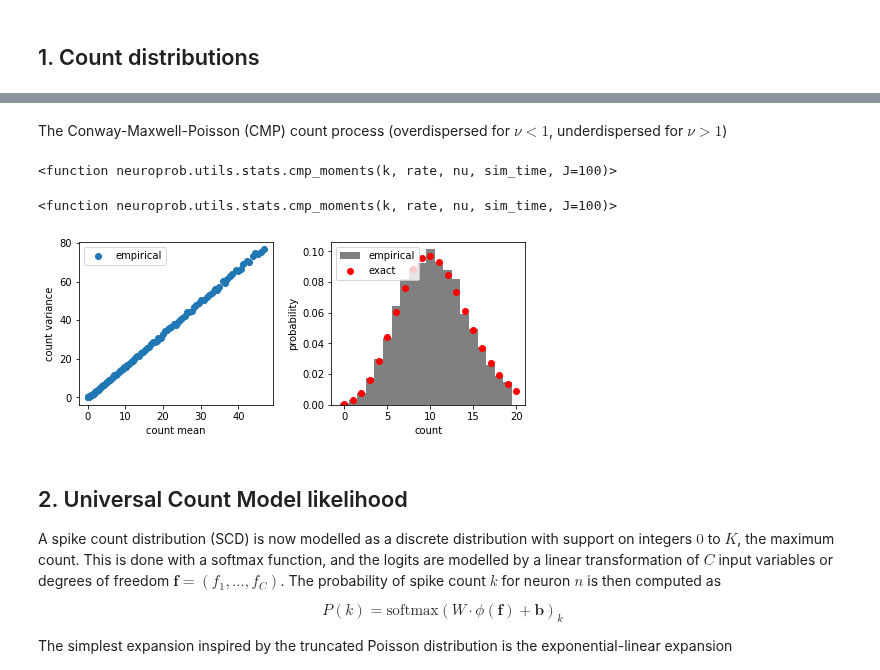
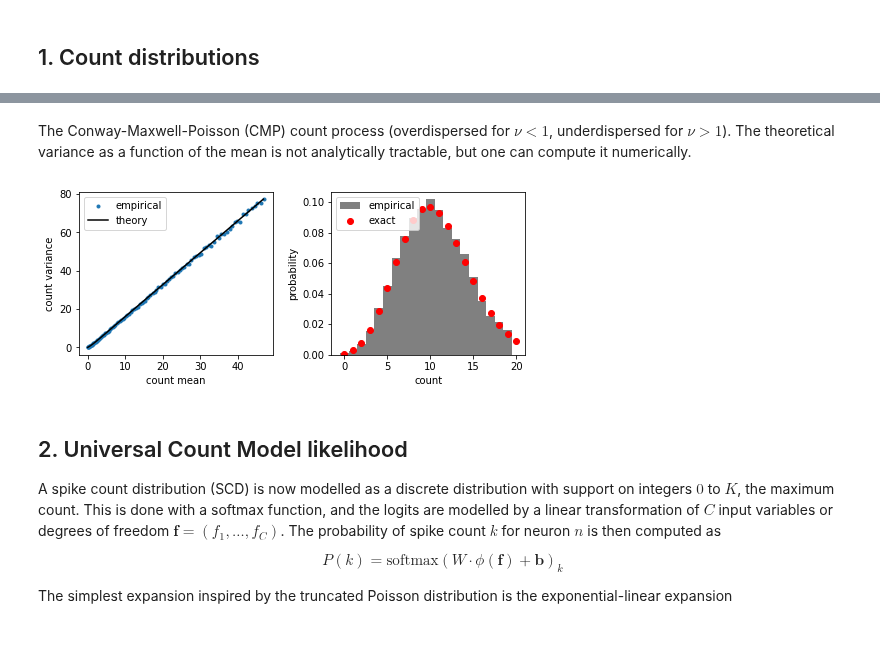
Before and after one commit to davindicode/universal-count-model, a Jupyter notebook: examples/2-spike_count_distributions.ipynb, the cells around one changed output, grey strips where cells are left out. Drawn from its saved outputs; the diff is of its cells as text; code cells hidden in the pictures; blank space fills up the shorter version.

```diff
--- a/examples/2-spike_count_distributions.ipynb
+++ b/examples/2-spike_count_distributions.ipynb
@@ -193,5 +197,5 @@ plt.show()
 # %% [markdown]
-The Conway-Maxwell-Poisson (CMP) count process (overdispersed for $\nu < 1$, underdispersed for $\nu > 1$)
+The Conway-Maxwell-Poisson (CMP) count process (overdispersed for $\nu < 1$, underdispersed for $\nu > 1$). The theoretical variance as a function of the mean is not analytically tractable, but one can compute it numerically.
 # %%
 nu = 0.6*torch.ones(neurons)
 likelihood = nprb.likelihoods.COM_Poisson(tbin, neurons, 'exp', nu)
@@ -206,39 +210,36 @@ m = syn_train.mean(0)
 v = syn_train.var(0)
 
 # theory
+nx = utils.stats.cmp_moments(1, rate[0, ...], np.array(nu), tbin)[0]
+vx = utils.stats.cmp_moments(2, rate[0, ...], np.array(nu), tbin)[0]
+var_theory = vx - nx**2
-# %% [output]
-<function neuroprob.utils.stats.cmp_moments(k, rate, nu, sim_time, J=100)>
-# %%
-utils.stats.cmp_moments
-# %% [output]
-<function neuroprob.utils.stats.cmp_moments(k, rate, nu, sim_time, J=100)>
 # %%
 fig, axes = plt.subplots(1, 2, figsize=(8, 3))
 
-axes[0].scatter(m, v, label='empirical')
-#axes[0].plot(nx, var_theory, label='theory')
+axes[0].scatter(m, v, label='empirical', marker='.')
+axes[0].plot(nx, var_theory, 'k', label='theory')
 axes[0].set_ylabel('count variance')
 axes[0].set_xlabel('count mean')
 axes[0].legend()
 
 ind = 40
 
 axes[1].hist(syn_train[:, 0, ind], bins=np.arange(max_count+1)-.5, density=True,
              color='gray', label='empirical')
 axes[1].set_xlabel('count')
 axes[1].set_ylabel('probability')
 
 bins = np.arange(max_count+1)
 p_theory = utils.stats.cmp_count_prob(
     bins, np.array(rate[0, 0, ind]), np.array(nu[0].item()), tbin)
 axes[1].scatter(np.arange(max_count+1), p_theory, c='r', label='exact')
 axes[1].legend()
 
 fig.subplots_adjust(wspace=0.3)
 
 plt.show()
 # %% [output]
-[figure, old version]
+[figure, new version]
 # %% [markdown]
 <a id="UCM"></a>
 ## 2. Universal Count Model likelihood
```
Also changed, not shown: parts of 9 cells of this notebook, 5 other files.
